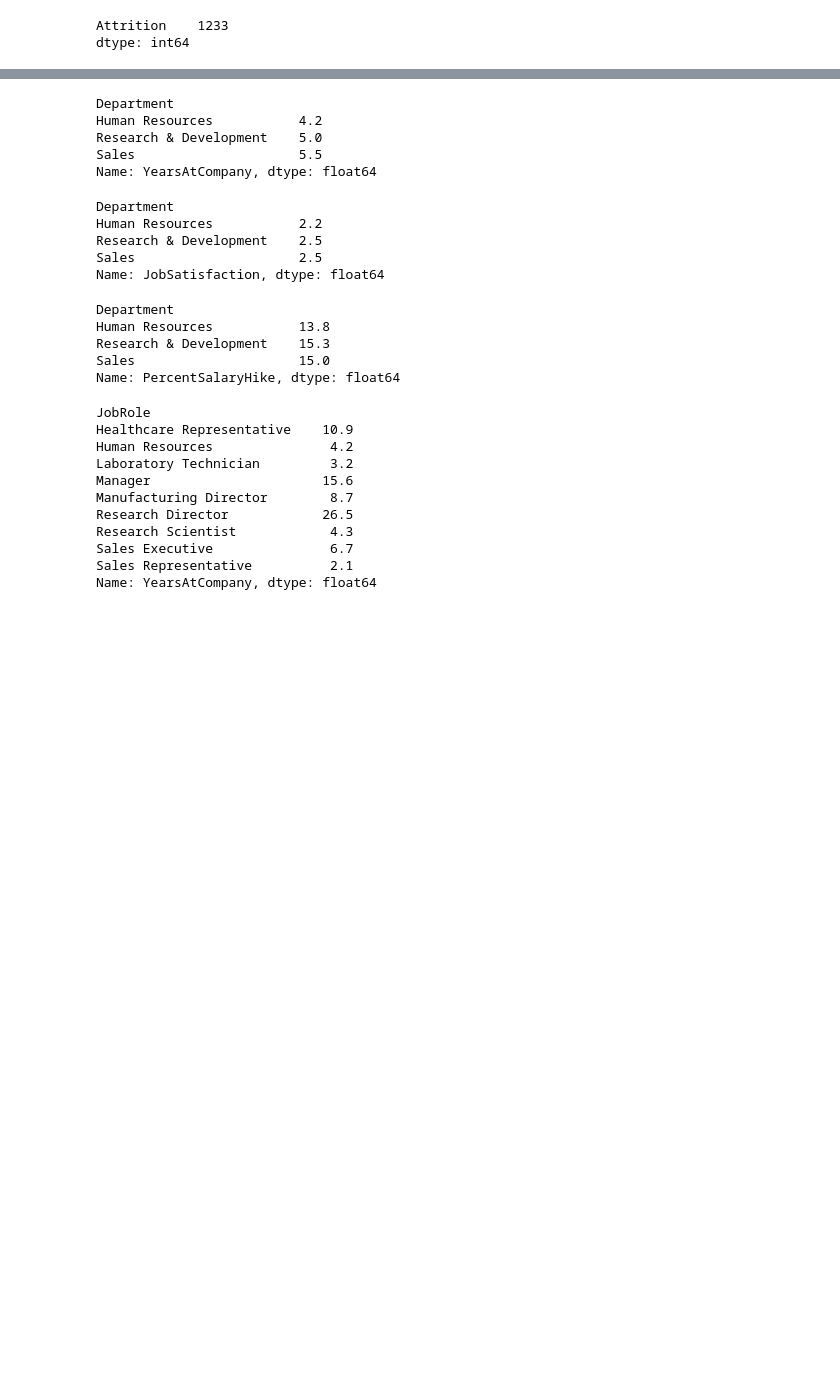
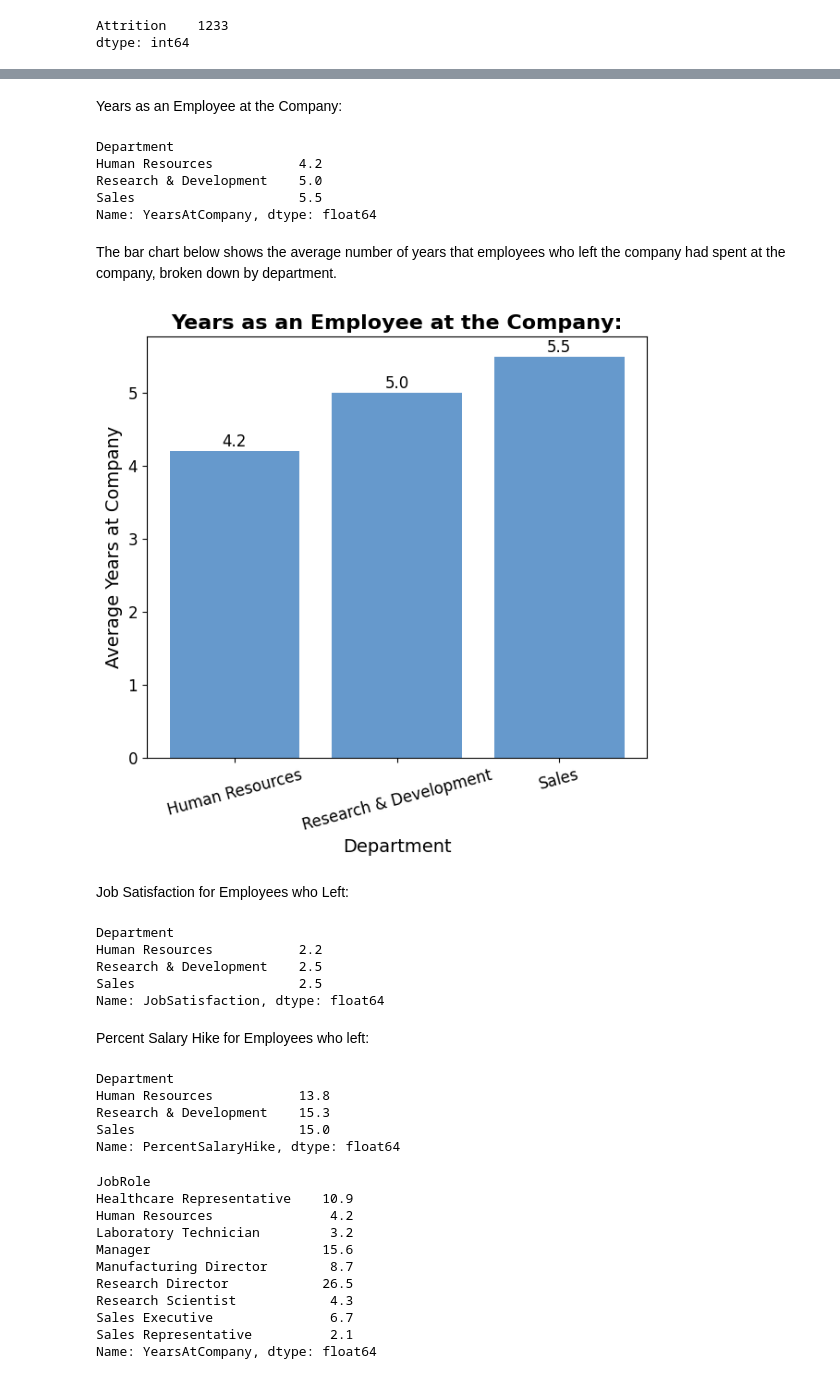
Before and after one commit to OfirBH/Final-Project---Python, a Jupyter notebook: Python_Final_Project2.ipynb, the cells around one changed output, grey strips where cells are left out. Saved outputs shown, nothing was run; the diff lists cells and outputs as text; code cells hidden in the pictures; blank space fills up the shorter version.

```diff
--- a/Python_Final_Project2.ipynb
+++ b/Python_Final_Project2.ipynb
@@ -86,2 +176,4 @@ Attrition rate is: 16.12 %
+# %% [markdown]
+Years as an Employee at the Company:
 # %%
 # The avg time where an employee left the comapny in each department:
@@ -92,4 +185,30 @@ Human Resources           4.2
 Research & Development    5.0
 Sales                     5.5
 Name: YearsAtCompany, dtype: float64
+# %% [markdown]
+The bar chart below shows the average number of years that employees who left the company had spent at the company, broken down by department.
+# %%
+# Bar chart of average years at company by department for employees who left
+import matplotlib.pyplot as plt
+
+avg_years_left = (employee_attrition[employee_attrition['Attrition'] == 'Yes']
+                  .groupby('Department')['YearsAtCompany']
+                  .mean()
+                  .round(1))
+
+fig, ax = plt.subplots(figsize=(6, 6))
+bars = ax.bar(avg_years_left.index, avg_years_left.values, color='#6699CC')  # single tone color
+
+ax.set_title("Years as an Employee at the Company:", fontsize=16, fontweight='bold')
+ax.set_xlabel('Department', fontsize=14)
+ax.set_ylabel('Average Years at Company', fontsize=14)
+ax.bar_label(bars, fmt='%.1f', padding=1, fontsize=12)
+plt.xticks(rotation=15, ha='center', fontsize=12)
+plt.yticks(fontsize=12)
+plt.tight_layout(pad=0.5)
+plt.show()
+# %% [output]
+[figure, added]
+# %% [markdown]
+Job Satisfaction for Employees who Left:
 # %%
@@ -100,4 +220,6 @@ Human Resources           2.2
 Research & Development    2.5
 Sales                     2.5
 Name: JobSatisfaction, dtype: float64
+# %% [markdown]
+Percent Salary Hike for Employees who left:
 # %%
```
Also changed, not shown: parts of 21 cells of this notebook.
